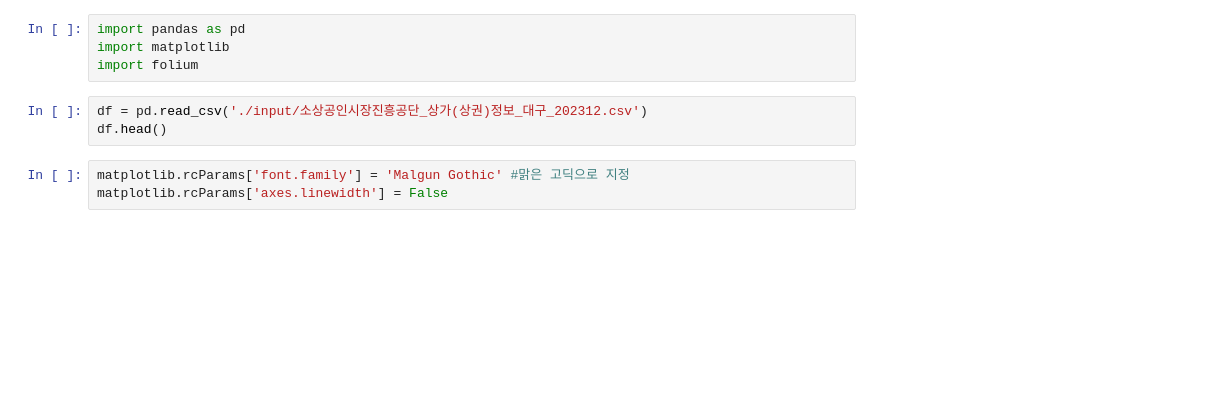
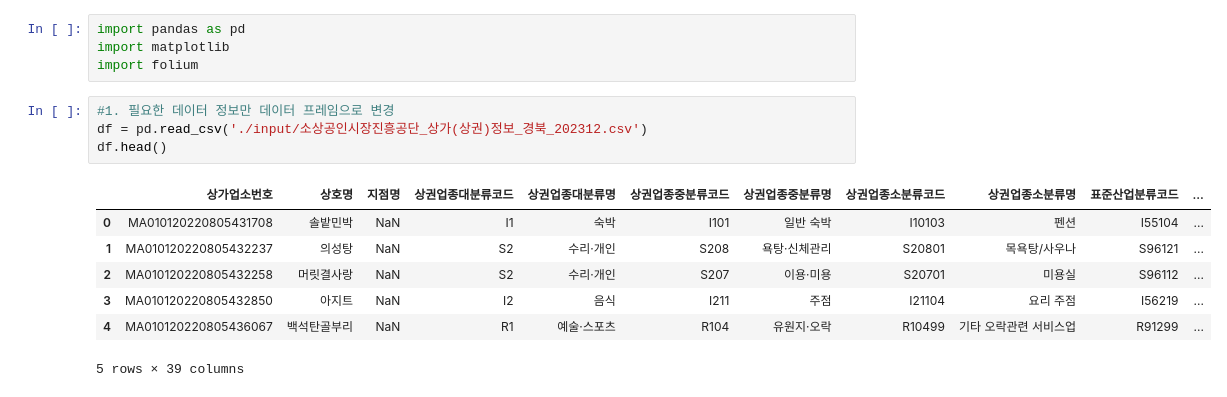
Before and after one commit to adam9e96/python_basic, a Jupyter notebook: chapter10_data_analysis/pandas03/pandas_027.ipynb, the cells around one changed output. Drawn from its saved outputs; the diff is of its cells as text; blank space fills up the shorter version.

```diff
--- a/chapter10_data_analysis/pandas03/pandas_027.ipynb
+++ b/chapter10_data_analysis/pandas03/pandas_027.ipynb
@@ -3,10 +8,16 @@ import pandas as pd
 import matplotlib
 import folium
 # %%
-df = pd.read_csv('./input/소상공인시장진흥공단_상가(상권)정보_대구_202312.csv')
+#1. 필요한 데이터 정보만 데이터 프레임으로 변경
+df = pd.read_csv('./input/소상공인시장진흥공단_상가(상권)정보_경북_202312.csv')
 df.head()
+# %% [output]
+|  | 상가업소번호 | 상호명 | 지점명 | 상권업종대분류코드 | 상권업종대분류명 | 상권업종중분류코드 | 상권업종중분류명 | 상권업종소분류코드 | 상권업종소분류명 | 표준산업분류코드 | ... |
+| 0 | MA010120220805431708 | 솔밭민박 | NaN | I1 | 숙박 | I101 | 일반 숙박 | I10103 | 펜션 | I55104 | ... |
+| 1 | MA010120220805432237 | 의성탕 | NaN | S2 | 수리·개인 | S208 | 욕탕·신체관리 | S20801 | 목욕탕/사우나 | S96121 | ... |
+| 2 | MA010120220805432258 | 머릿결사랑 | NaN | S2 | 수리·개인 | S207 | 이용·미용 | S20701 | 미용실 | S96112 | ... |
+| 3 | MA010120220805432850 | 아지트 | NaN | I2 | 음식 | I211 | 주점 | I21104 | 요리 주점 | I56219 | ... |
+| 4 | MA010120220805436067 | 백석탄골부리 | NaN | R1 | 예술·스포츠 | R104 | 유원지·오락 | R10499 | 기타 오락관련 서비스업 | R91299 | ... |
+5 rows × 39 columns
-# %%
-matplotlib.rcParams['font.family'] = 'Malgun Gothic' #맑은 고딕으로 지정
-matplotlib.rcParams['axes.linewidth'] = False
 # %%
 df.info()
```
Also changed, not shown: parts of 13 cells of this notebook, 19 other files.
